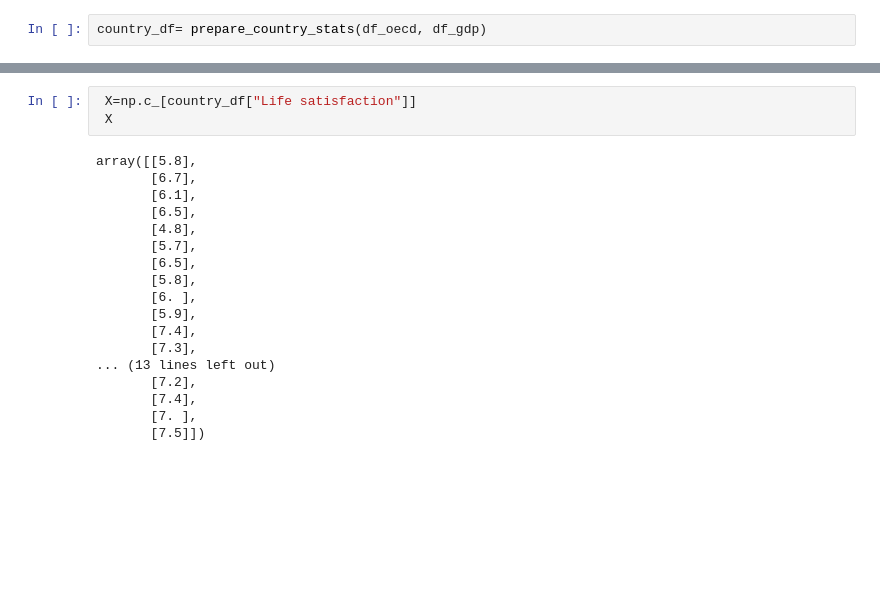
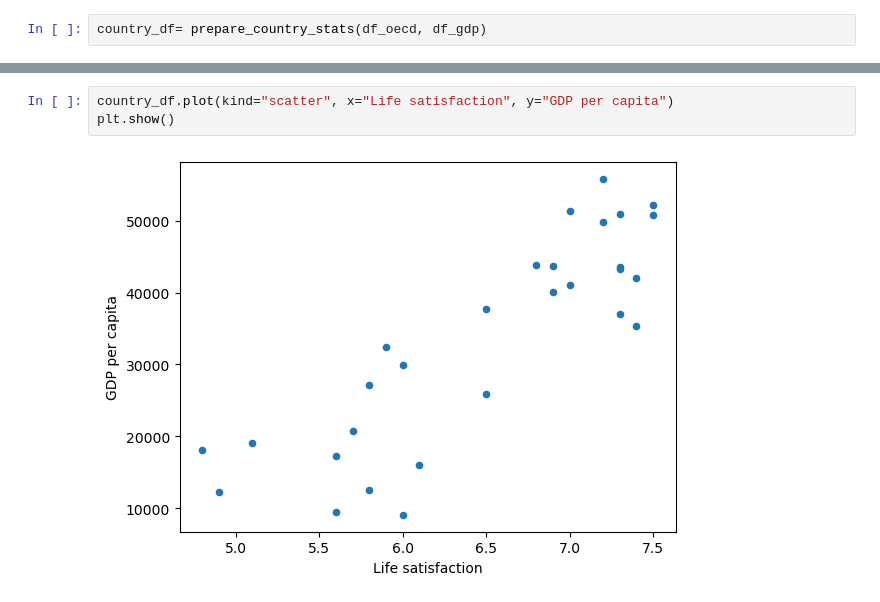
Before and after one commit to sir1uslee/ML-FIRAT, a Jupyter notebook: ML.ipynb, the cells around one changed output, grey strips where cells are left out. Drawn from its saved outputs; the diff is of its cells as text; blank space fills up the shorter version.

```diff
--- a/ML.ipynb
+++ b/ML.ipynb
@@ -108,21 +111,5 @@ array([['12,495.334'],
-# %%
- X=np.c_[country_df["Life satisfaction"]]
- X
-# %% [output]
-array([[5.8],
-       [6.7],
-       [6.1],
-       [6.5],
-       [4.8],
-       [5.7],
-       [6.5],
-       [5.8],
-       [6. ],
-       [5.9],
-       [7.4],
-       [7.3],
-... (13 lines left out)
-       [7.2],
-       [7.4],
-       [7. ],
-       [7.5]])
+# %%
+country_df.plot(kind="scatter", x="Life satisfaction", y="GDP per capita")
+plt.show()
+# %% [output]
+[figure, added]
```
Also changed, not shown: parts of 7 cells of this notebook, 3 other files.
